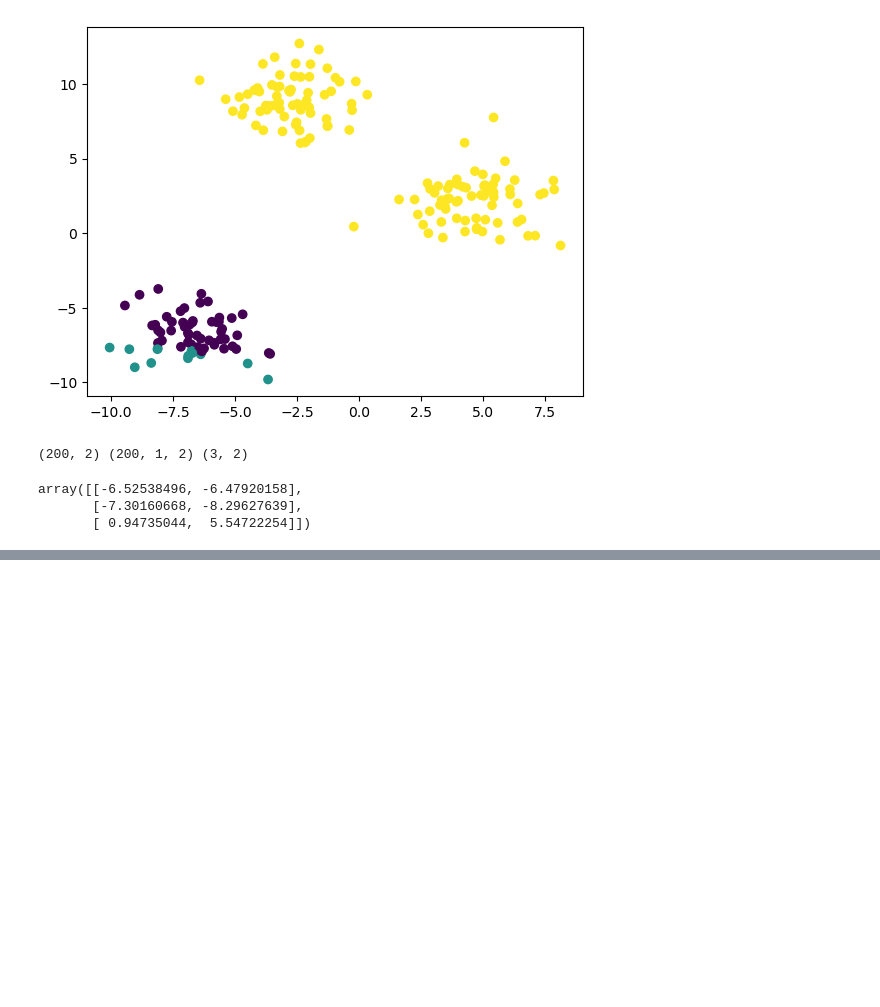
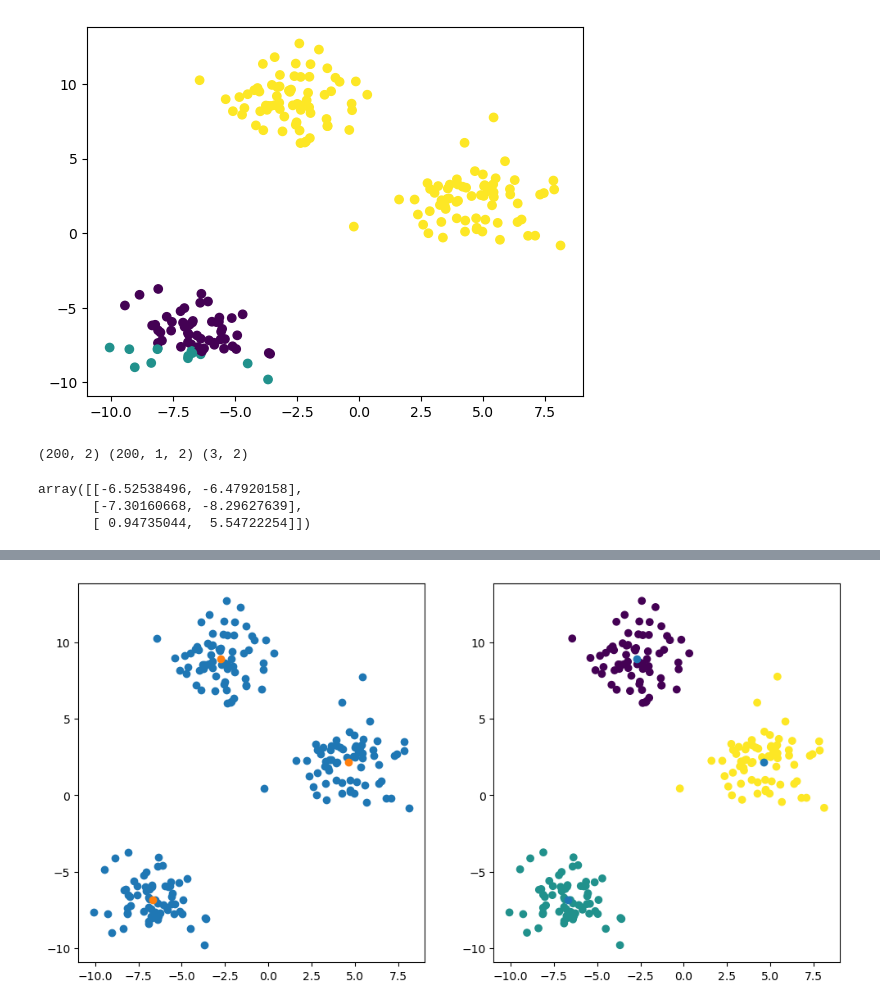
Before and after one commit to qkfmadl0-create/----, a Jupyter notebook: 09_2_군집/001.ipynb, the cells around one changed output, grey strips where cells are left out. Drawn from its saved outputs; the diff is of its cells as text; code cells hidden in the pictures; blank space fills up the shorter version.

```diff
--- a/09_2_군집/001.ipynb
+++ b/09_2_군집/001.ipynb
@@ -94,0 +96,41 @@ plt.tight_layout()
+# %%
+# 데이터 준비
+# 임의의 중심점 생성
+# 중심점 주변의 데이터의 라벨을 설정
+# 같은 라벨끼리 평균을 구해서 중심점 업데이트
+# 새로운 중심점으로 라벨을 할당
+
+# update_centroid
+# assign_cluster
+
+from sklearn.cluster import KMeans
+from sklearn.datasets import make_blobs
+import numpy as np
+import matplotlib.pyplot as plt
+import seaborn as sns
+
+# 데이터 생성
+X, y = make_blobs(
+    n_samples=200, centers=3, cluster_std=1.5, random_state=42
+)
+# %%
+k = 3
+indicies = np.random.choice(len(X), k, replace=False)
+centroids=X[indicies]
+# %%
+label = assign_cluster(X, centroids)
+new_centroid = update_centroid(X, label, k)
+
+fig, ax = plt.subplots(1,2,figsize=(12,6))
+ax[0].scatter(X[:,0],X[:,1]) # 원래 거
+ax[0].scatter(centroids[:,0],centroids[:,1]) # 새 중심점
+
+# 새로운 중심점을 기준으로 label을 분리해서 시각화
+labels = assign_cluster(X,centroids)
+ax[1].scatter(X[:,0],X[:,1],c=labels)
+ax[1].scatter(centroids[:,0],centroids[:,1])
+plt.show()
+
+centroids = new_centroid
+# %% [output]
+[figure, added]
```
Also changed, not shown: parts of 7 cells of this notebook.
